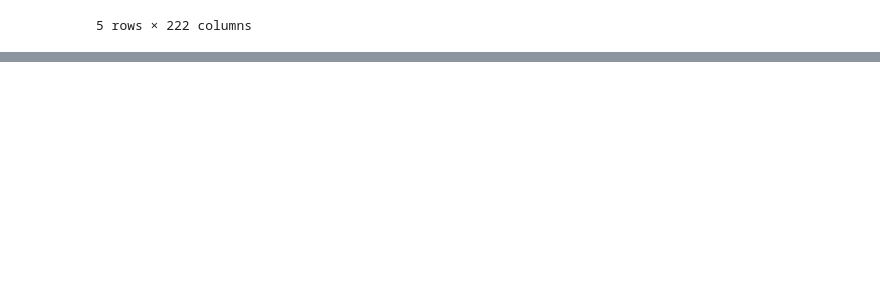
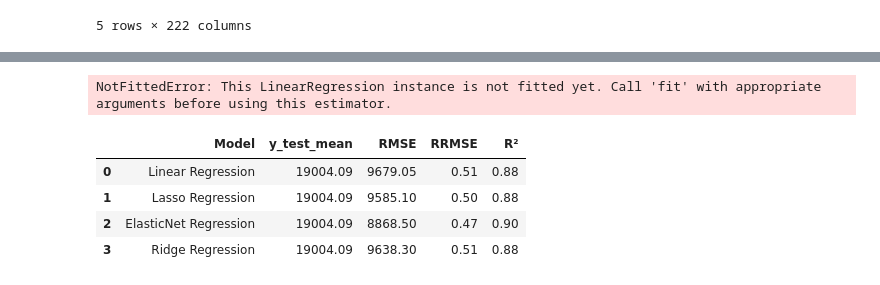
Before and after one commit to koto253/Data_Science_Portfolio, a Jupyter notebook: Predicting_GDP_Per_Capita_With_Python/models_With_Cross_Validation.ipynb, the cells around one changed output, grey strips where cells are left out. Cells and saved outputs as stored; diff of their text form; code cells hidden in the pictures; blank space fills up the shorter version.

```diff
--- a/Predicting_GDP_Per_Capita_With_Python/models_With_Cross_Validation.ipynb
+++ b/Predicting_GDP_Per_Capita_With_Python/models_With_Cross_Validation.ipynb
@@ -102,0 +82,5 @@ Mean R2: 0.9587801103454991
+# %%
+# Fit GridSearchCV
+lasso_grid_search.fit(X_train, y_train)
+elastic_net_grid_search.fit(X_train, y_train)
+ridge_grid_search.fit(X_train, y_train)
@@ -102,0 +178,48 @@ Mean R2: 0.9587801103454991
+# %%
+from sklearn.metrics import root_mean_squared_error, r2_score
+
+# Predictions on the test set
+y_pred_linear = linear_reg.predict(X_test)
+y_pred_lasso = lasso_grid_search.best_estimator_.predict(X_test)
+y_pred_elastic_net = elastic_net_grid_search.best_estimator_.predict(X_test)
+y_pred_ridge = ridge_grid_search.best_estimator_.predict(X_test)
+
+# R² scores
+r2_linear = round(r2_score(y_test, y_pred_linear), 2)
+r2_lasso = round(r2_score(y_test, y_pred_lasso), 2)
+r2_elastic_net = round(r2_score(y_test, y_pred_elastic_net), 2)
+r2_ridge = round(r2_score(y_test, y_pred_ridge), 2)
+
+
+# RMSE scores
+rmse_linear = round(root_mean_squared_error(y_test, y_pred_linear), 2)
+rmse_lasso = round(root_mean_squared_error(y_test, y_pred_lasso), 2)
+rmse_elastic_net = round(root_mean_squared_error(y_test, y_pred_elastic_net), 2)
+rmse_ridge = round(root_mean_squared_error(y_test, y_pred_ridge), 2)
+
+# y_test mean
+y_test_mean = round(y_test.mean(), 2)
+
+# RRMSE ratios
+rrmse_linear = round(rmse_linear / y_test_mean, 2)
+rrmse_lasso = round(rmse_lasso / y_test_mean, 2)
+rrmse_elastic_net = round(rmse_elastic_net / y_test_mean, 2)
+rrmse_ridge = round(rmse_ridge / y_test_mean, 2)
+# %% [output]
+NotFittedError: This LinearRegression instance is not fitted yet. Call 'fit' with appropriate arguments before using this estimator.
+# %%
+# Create a DataFrame with the evaluation metrics
+eval_metrics = pd.DataFrame({
+    'Model': ['Linear Regression', 'Lasso Regression', 'ElasticNet Regression', 'Ridge Regression'],
+    'y_test_mean': [y_test_mean, y_test_mean, y_test_mean, y_test_mean],
+    'RMSE': [rmse_linear, rmse_lasso, rmse_elastic_net, rmse_ridge],
+    'RRMSE': [rrmse_linear, rrmse_lasso, rrmse_elastic_net, rrmse_ridge],
+    'R²': [r2_linear, r2_lasso, r2_elastic_net, r2_ridge]
+})
+eval_metrics
+# %% [output]
+|  | Model | y_test_mean | RMSE | RRMSE | R² |
+| 0 | Linear Regression | 19004.09 | 9679.05 | 0.51 | 0.88 |
+| 1 | Lasso Regression | 19004.09 | 9585.10 | 0.50 | 0.88 |
+| 2 | ElasticNet Regression | 19004.09 | 8868.50 | 0.47 | 0.90 |
+| 3 | Ridge Regression | 19004.09 | 9638.30 | 0.51 | 0.88 |
```
Also changed, not shown: parts of 20 cells of this notebook, 1 other file.
